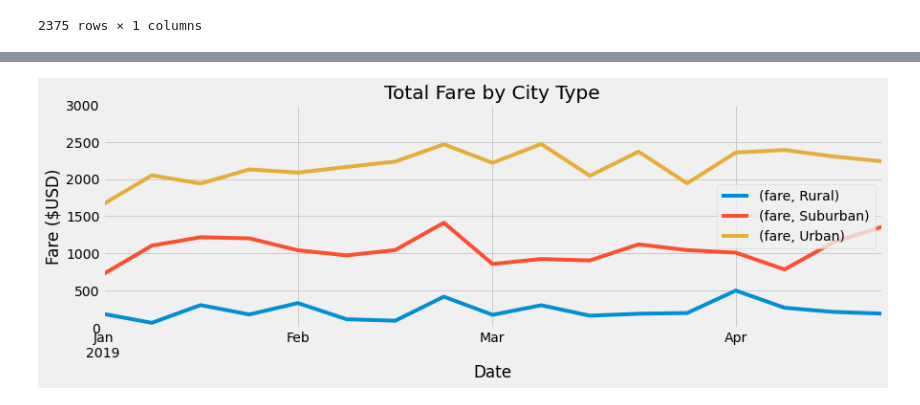
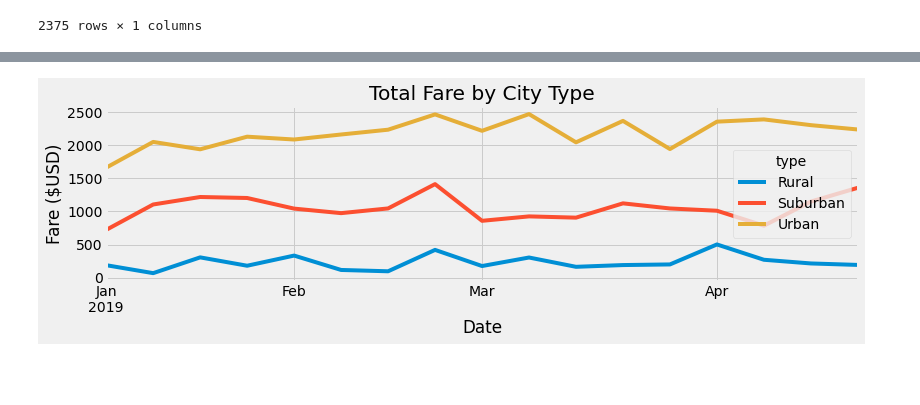
Before and after one commit to DALeske/PyBer_Analysis, a Jupyter notebook: PyBer_Challenge.ipynb, the cells around one changed output, grey strips where cells are left out. Cells and saved outputs as stored; diff of their text form; code cells hidden in the pictures; blank space fills up the shorter version.

```diff
--- a/PyBer_Challenge.ipynb
+++ b/PyBer_Challenge.ipynb
@@ -159,6 +174,6 @@ pyber_type_date_df = pyber_type_date_df.reset_index()
 # %%
 # 4. Create a pivot table with the 'date' as the index, the columns ='type', and values='fare'
 # to get the total fares for each type of city by the date.
-pyber_pivot_df = pyber_type_date_df.pivot(index=["date"], columns = ["type"], values = ["fare"])
+pyber_pivot_df = pyber_type_date_df.pivot(index="date", columns = "type", values = "fare")
 pyber_pivot_df
 # %% [output]
@@ -179,7 +193,7 @@ pyber_pivot_df
 2375 rows × 3 columns
 # %%
 # Convert to date Time
-pyber_pivot_df.index = pd.to_datetime(pyber_pivot_df.index)
+#pyber_pivot_df.index = pd.to_datetime(pyber_pivot_df.index)
 pyber_pivot_df.info()
 # %% [output]
 <class 'pandas.core.frame.DataFrame'>
@@ -195,6 +209,6 @@ memory usage: 74.2 KB
 # %%
 # 5. Create a new DataFrame from the pivot table DataFrame using loc on the given dates, '2019-01-01':'2019-04-29'.
-pyber_pivot_df_jan_apr = pyber_pivot_df.loc[(pyber_pivot_df.index >='2019-01-01') & (pyber_pivot_df.index <= '2019-04-29')]
+pyber_pivot_df_jan_apr = pyber_pivot_df.loc['2019-01-01':'2019-04-29']
 # %%
 # 6. Set the "date" index to datetime datatype. This is necessary to use the resample() method in Step 8.
 pyber_pivot_df_jan_apr.index = pd.to_datetime(pyber_pivot_df_jan_apr.index)
@@ -240,16 +246,16 @@ pyber_weekly_fares
 # %%
 # 8. Using the object-oriented interface method, plot the resample DataFrame using the df.plot() function.
 
 # Import the style from Matplotlib.
 from matplotlib import style
 # Use the graph style fivethirtyeight.
 style.use('fivethirtyeight')
-pyber_weekly_fares.plot(figsize=(13,4))
+pyber_weekly_fares.plot(figsize=(12,3))
 plt.ylabel("Fare ($USD)")
 plt.xlabel("Date")
 plt.title("Total Fare by City Type")
-plt.ylim(0,3000)
+
 # Save figure
 plt.savefig("analysis\Pyber_fare_summary.png")
 # %% [output]
-[figure, old version]
+[figure, new version]
```
Also changed, not shown: parts of 6 cells of this notebook, 1 other file.
